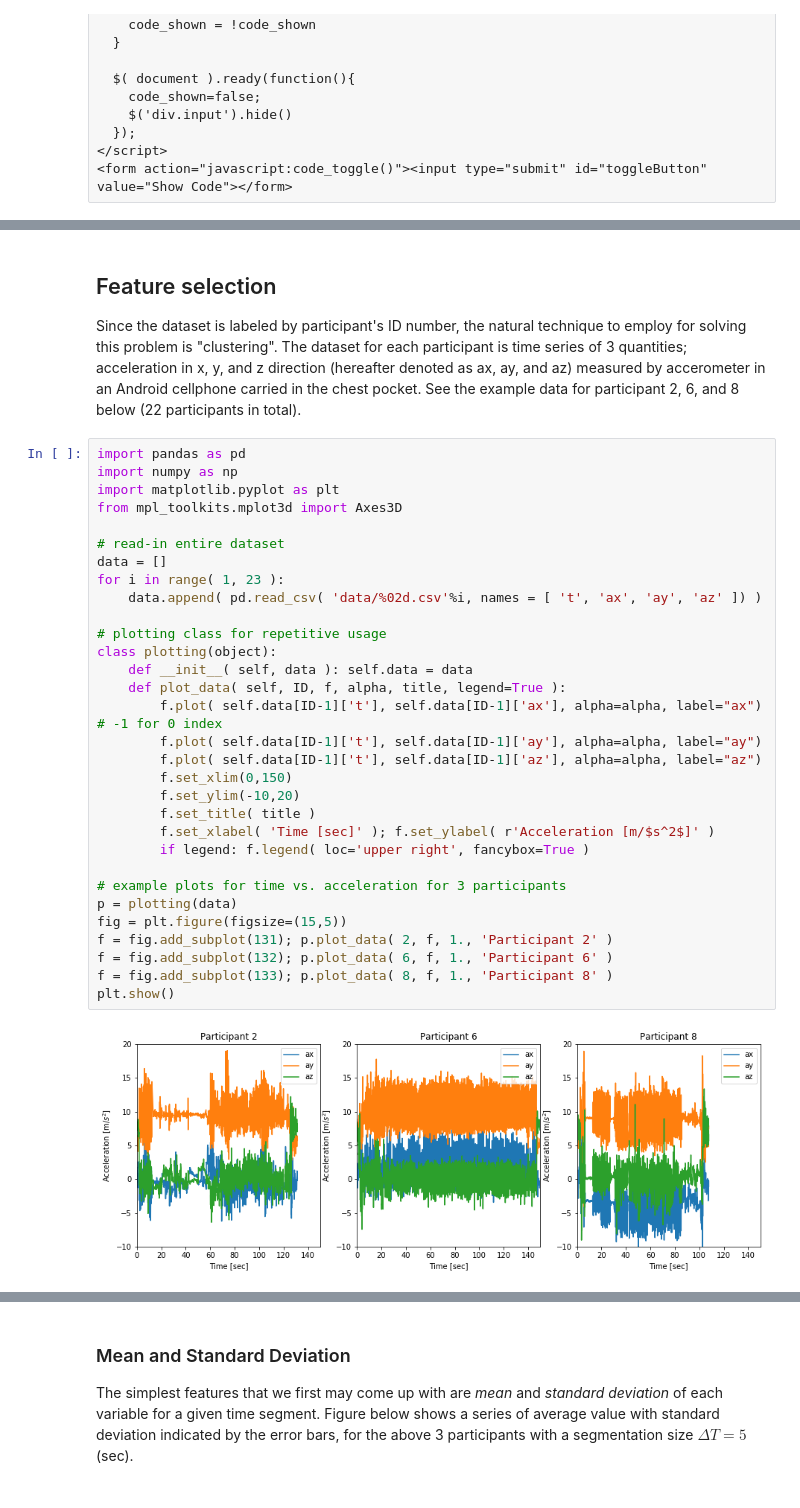
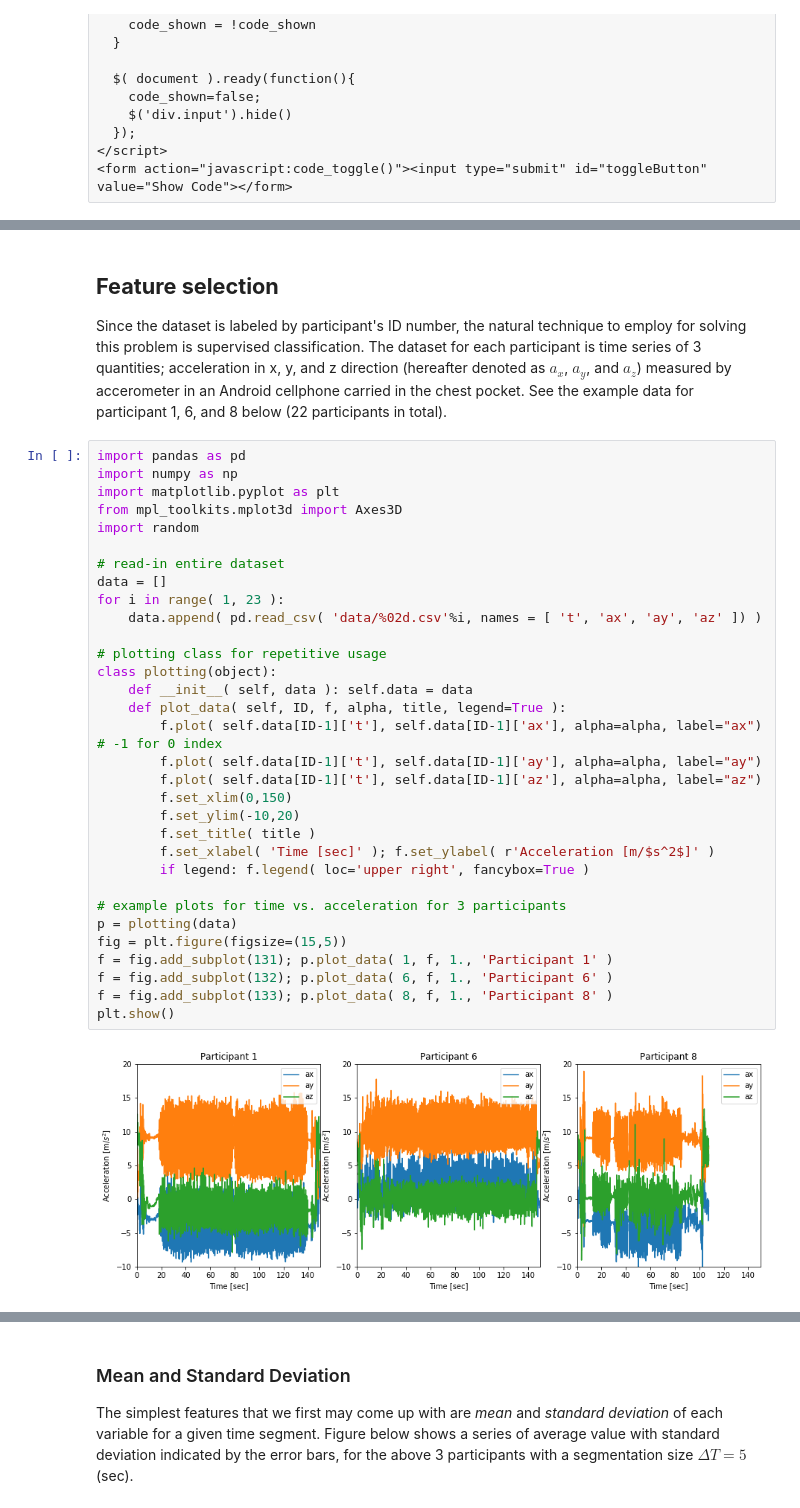
Before and after one commit to hshiokawa/walker_identifier, a Jupyter notebook: walker_identifier.ipynb, the cells around one changed output, grey strips where cells are left out. Drawn from its saved outputs; the diff is of its cells as text.

```diff
--- a/walker_identifier.ipynb
+++ b/walker_identifier.ipynb
@@ -36,37 +36,38 @@ The dataset collects data from an Android smartphone positioned in the chest poc
 # %% [markdown]
-## Feature selection
-Since the dataset is labeled by participant's ID number, the natural technique to employ for solving this problem is "clustering". The dataset for each participant is time series of 3 quantities; acceleration in x, y, and z direction (hereafter denoted as ax, ay, and az) measured by accerometer in an Android cellphone carried in the chest pocket. See the example data for participant 2, 6, and 8 below (22 participants in total).
+## **Feature selection**
+Since the dataset is labeled by participant's ID number, the natural technique to employ for solving this problem is supervised classification. The dataset for each participant is time series of 3 quantities; acceleration in x, y, and z direction (hereafter denoted as $a_x$, $a_y$, and $a_z$) measured by accerometer in an Android cellphone carried in the chest pocket. See the example data for participant 1, 6, and 8 below (22 participants in total).
 # %%
 import pandas as pd
 import numpy as np
 import matplotlib.pyplot as plt
 from mpl_toolkits.mplot3d import Axes3D
+import random
 
 # read-in entire dataset
 data = []
 for i in range( 1, 23 ):
     data.append( pd.read_csv( 'data/%02d.csv'%i, names = [ 't', 'ax', 'ay', 'az' ]) )
 
 # plotting class for repetitive usage
 class plotting(object):
     def __init__( self, data ): self.data = data
     def plot_data( self, ID, f, alpha, title, legend=True ):
         f.plot( self.data[ID-1]['t'], self.data[ID-1]['ax'], alpha=alpha, label="ax") # -1 for 0 index
         f.plot( self.data[ID-1]['t'], self.data[ID-1]['ay'], alpha=alpha, label="ay")
         f.plot( self.data[ID-1]['t'], self.data[ID-1]['az'], alpha=alpha, label="az")
         f.set_xlim(0,150)
         f.set_ylim(-10,20)
         f.set_title( title )
         f.set_xlabel( 'Time [sec]' ); f.set_ylabel( r'Acceleration [m/$s^2$]' )
         if legend: f.legend( loc='upper right', fancybox=True )
 
 # example plots for time vs. acceleration for 3 participants
 p = plotting(data)
 fig = plt.figure(figsize=(15,5))
-f = fig.add_subplot(131); p.plot_data( 2, f, 1., 'Participant 2' )
+f = fig.add_subplot(131); p.plot_data( 1, f, 1., 'Participant 1' )
 f = fig.add_subplot(132); p.plot_data( 6, f, 1., 'Participant 6' )
 f = fig.add_subplot(133); p.plot_data( 8, f, 1., 'Participant 8' )
 plt.show()
 # %% [output]
-[figure, old version]
+[figure, new version]
 # %% [markdown]
```
Also changed, not shown: parts of 10 cells of this notebook.
